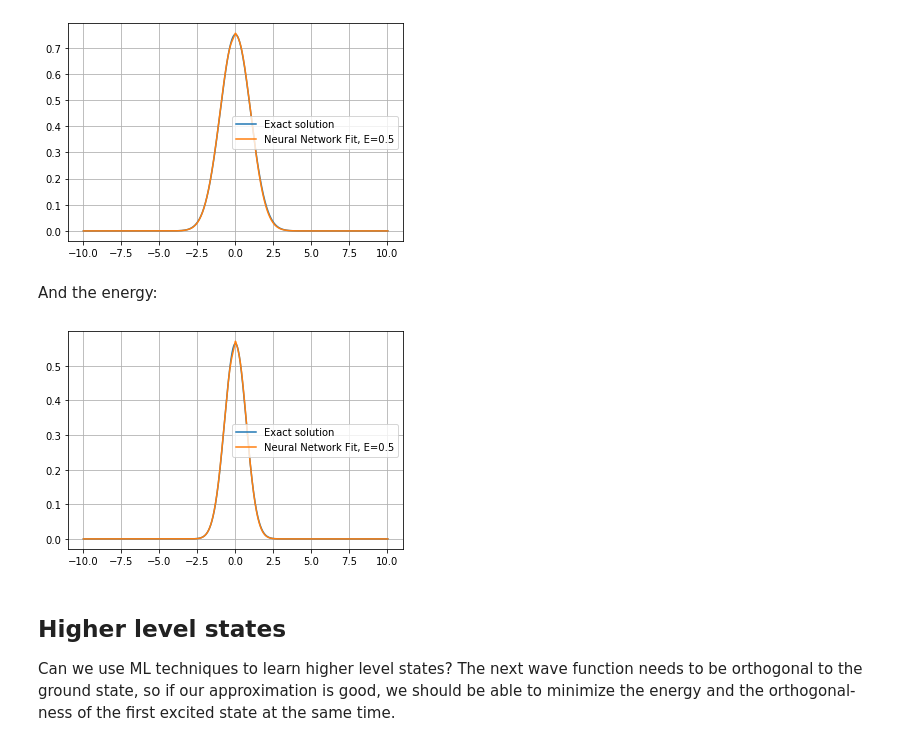
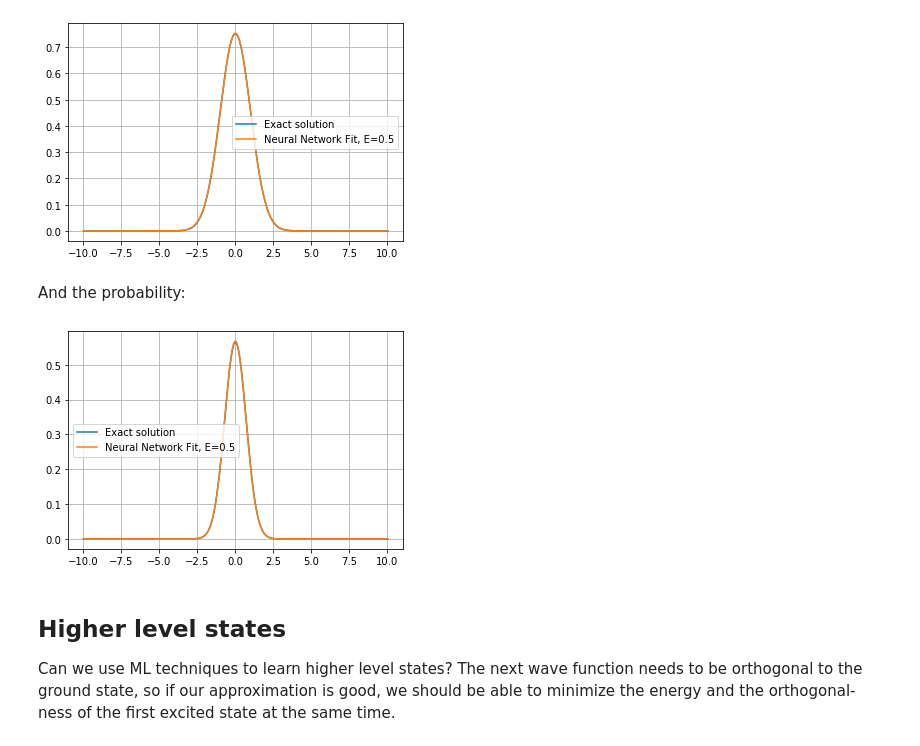
Before and after one commit to Nuclear-Physics-with-Machine-Learning/MLQM, a Jupyter notebook: Harmonic Oscillator TF.ipynb, the cells around one changed output. Cells and saved outputs as stored; diff of their text form; code cells hidden in the pictures.

```diff
--- a/Harmonic Oscillator TF.ipynb
+++ b/Harmonic Oscillator TF.ipynb
@@ -195,9 +200,9 @@ class NeuralWavefunction(tf.keras.layers.Layer):
     def call(self, inputs):
         x = inputs
         x = self.layer1(x)
-        x = tf.nn.relu(x)
+        x = tf.nn.tanh(x)
         x = self.layer2(x)
-        x = tf.nn.relu(x)
+        x = tf.nn.tanh(x)
         x = self.layer3(x)
 
         boundary_condition = self.exp(inputs)
@@ -748,29 +721,27 @@ plt.show()
 # %% [output]
 [figure]
 # %% [markdown]
-And the energy:
+And the probability:
 # %%
 
 # Create fresh input data:
 _x = numpy.arange(-10, 10, delta, dtype=numpy.float32)
 _x = _x.reshape((_x.shape[0], 1))
 
 x = tf.Variable(_x, trainable = True)
 
 p_exact = w_0(x)**2
 p_fit   = w_nn(x)**2
 
 x_numpy = x.numpy()
 
-energy_poly = energy_computation(w_poly, x, delta)
-
 plt.plot(x_numpy, p_exact.numpy(), label="Exact solution")
 plt.plot(x_numpy, p_fit.numpy(), label=f"Neural Network Fit, E={energy:.2}")
 plt.grid(True)
 plt.legend()
 plt.show()
 # %% [output]
-[figure, old version]
+[figure, new version]
 # %% [markdown]
 ## Higher level states
 
```
Also changed, not shown: parts of 36 cells of this notebook.
